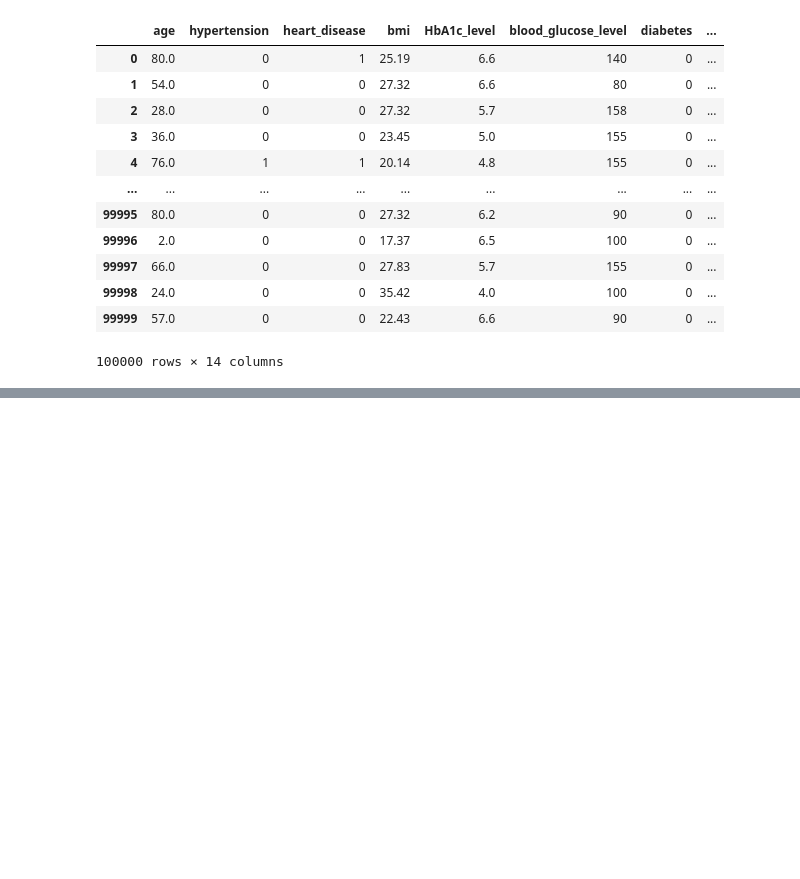
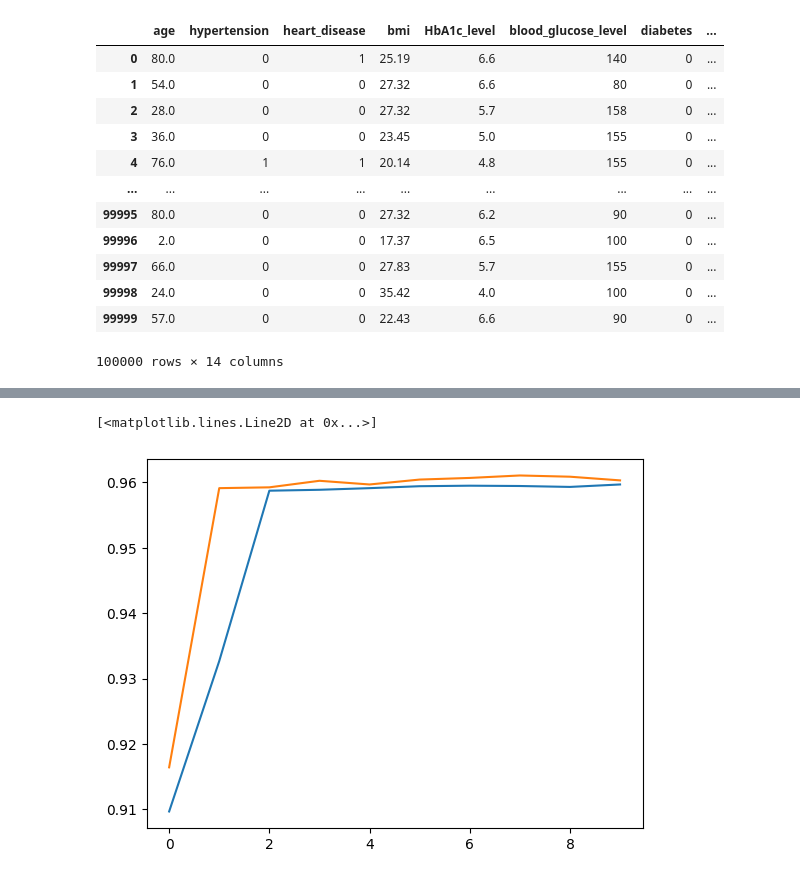
Before and after one commit to thenishantsapkota/100-days-of-DL, a Jupyter notebook: multi_layer_perceptron/diabetes_prediction.ipynb, the cells around one changed output, grey strips where cells are left out. Cells and saved outputs as stored; diff of their text form; code cells hidden in the pictures; blank space fills up the shorter version.

```diff
--- a/multi_layer_perceptron/diabetes_prediction.ipynb
+++ b/multi_layer_perceptron/diabetes_prediction.ipynb
@@ -92,0 +118,6 @@ KeyboardInterrupt:
+# %%
+plt.plot(history.history["accuracy"])
+plt.plot(history.history["val_accuracy"])
+# %% [output]
+[<matplotlib.lines.Line2D at 0x...>]
+[figure, added]
```
Also changed, not shown: parts of 8 cells of this notebook.
